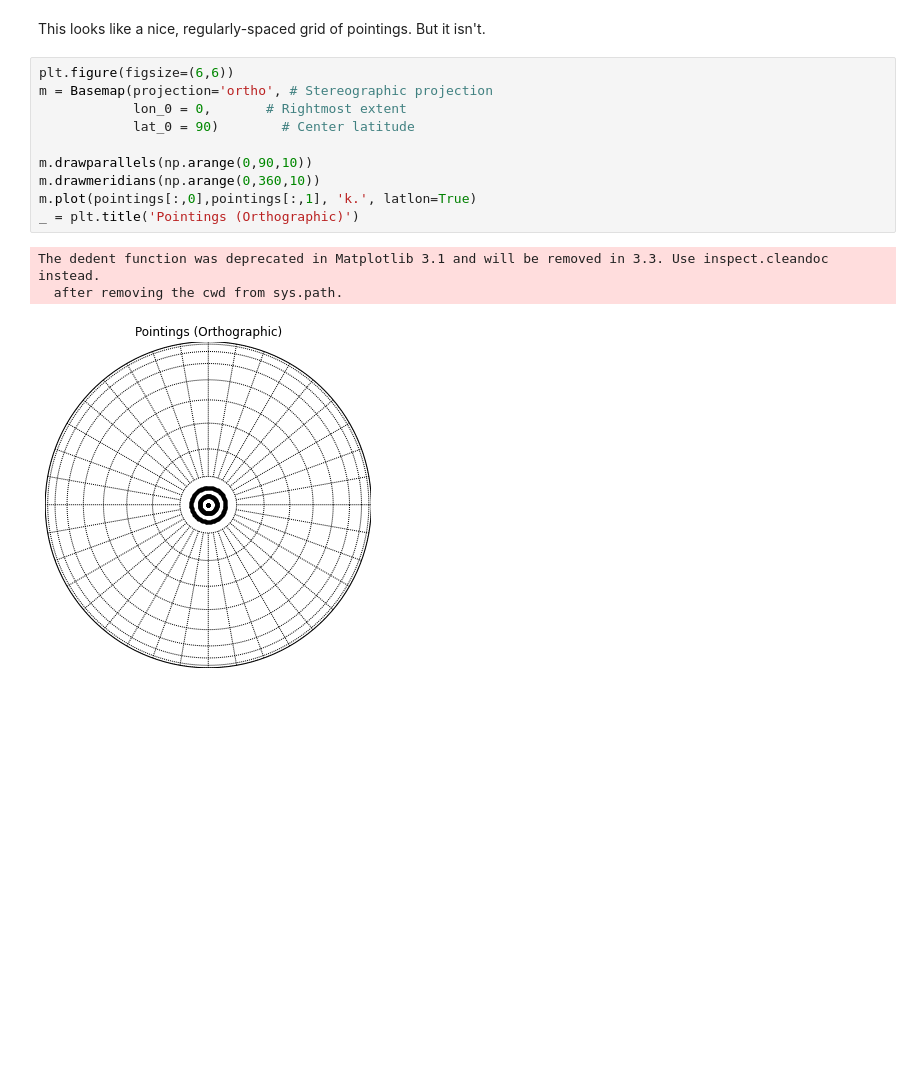
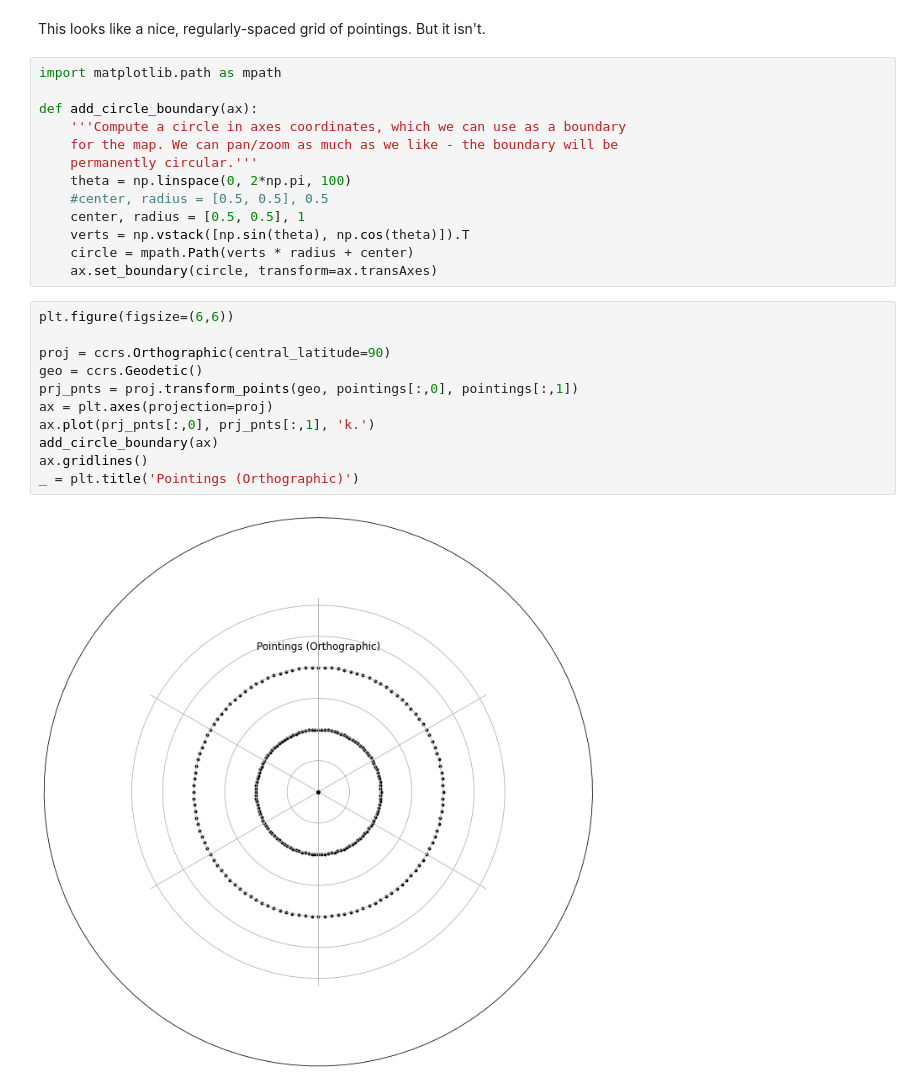
Before and after one commit to AaronParsons/ugradio, a Jupyter notebook: jupyter_tutorials/lab4/pointings.ipynb, the cells around one changed output. Saved outputs shown, nothing was run; the diff lists cells and outputs as text; blank space fills up the shorter version.

Commit message:
Updated pointings to use cartopy

```diff
--- a/jupyter_tutorials/lab4/pointings.ipynb
+++ b/jupyter_tutorials/lab4/pointings.ipynb
@@ -30,19 +30,31 @@ _ = plt.title('Pointings (Cylindrical)')
 # %% [markdown]
 This looks like a nice, regularly-spaced grid of pointings. But it isn't.
-# %%
-plt.figure(figsize=(6,6))
-m = Basemap(projection='ortho', # Stereographic projection
-            lon_0 = 0,       # Rightmost extent
-            lat_0 = 90)        # Center latitude
-
-m.drawparallels(np.arange(0,90,10))
-m.drawmeridians(np.arange(0,360,10))
-m.plot(pointings[:,0],pointings[:,1], 'k.', latlon=True)
-_ = plt.title('Pointings (Orthographic)')
-# %% [output]
-The dedent function was deprecated in Matplotlib 3.1 and will be removed in 3.3. Use inspect.cleandoc instead.
-  after removing the cwd from sys.path.
-[figure, removed]
+# %%
+import matplotlib.path as mpath
+
+def add_circle_boundary(ax):
+    '''Compute a circle in axes coordinates, which we can use as a boundary
+    for the map. We can pan/zoom as much as we like - the boundary will be
+    permanently circular.'''
+    theta = np.linspace(0, 2*np.pi, 100)
+    #center, radius = [0.5, 0.5], 0.5
+    center, radius = [0.5, 0.5], 1
+    verts = np.vstack([np.sin(theta), np.cos(theta)]).T
+    circle = mpath.Path(verts * radius + center)
+    ax.set_boundary(circle, transform=ax.transAxes)
+# %%
+plt.figure(figsize=(6,6))
+
+proj = ccrs.Orthographic(central_latitude=90)
+geo = ccrs.Geodetic()
+prj_pnts = proj.transform_points(geo, pointings[:,0], pointings[:,1])
+ax = plt.axes(projection=proj)
+ax.plot(prj_pnts[:,0], prj_pnts[:,1], 'k.')
+add_circle_boundary(ax)
+ax.gridlines()
+_ = plt.title('Pointings (Orthographic)')
+# %% [output]
+[figure, added]
 # %% [markdown]
 In the worst case, the entire top row of pointings mapped to one single point at the pole. The other rows are only marignally better: the longitudes may be spaced every $3^\circ$, but the actual separation between pointings on
 the sky is much less than that.
```
Also changed, not shown: parts of 11 cells of this notebook.
